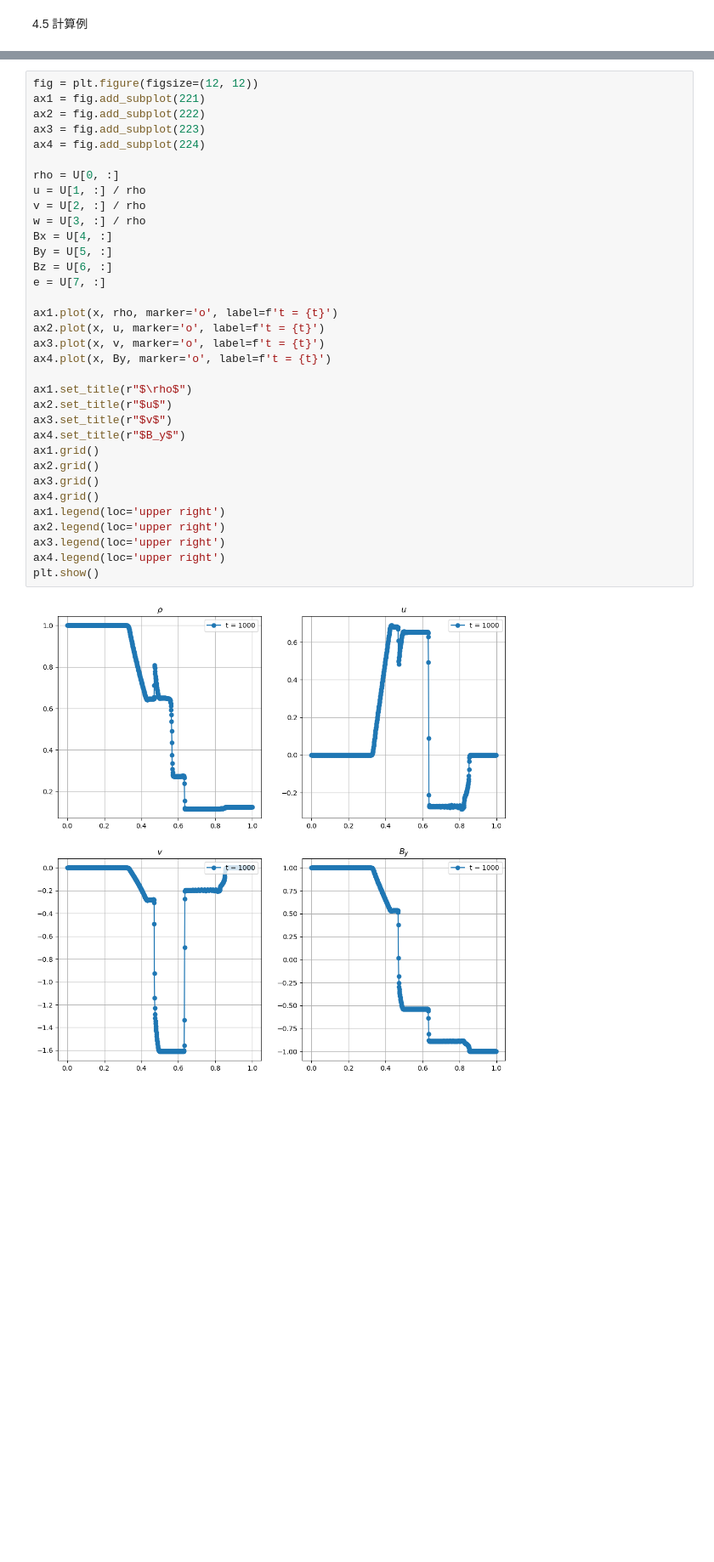
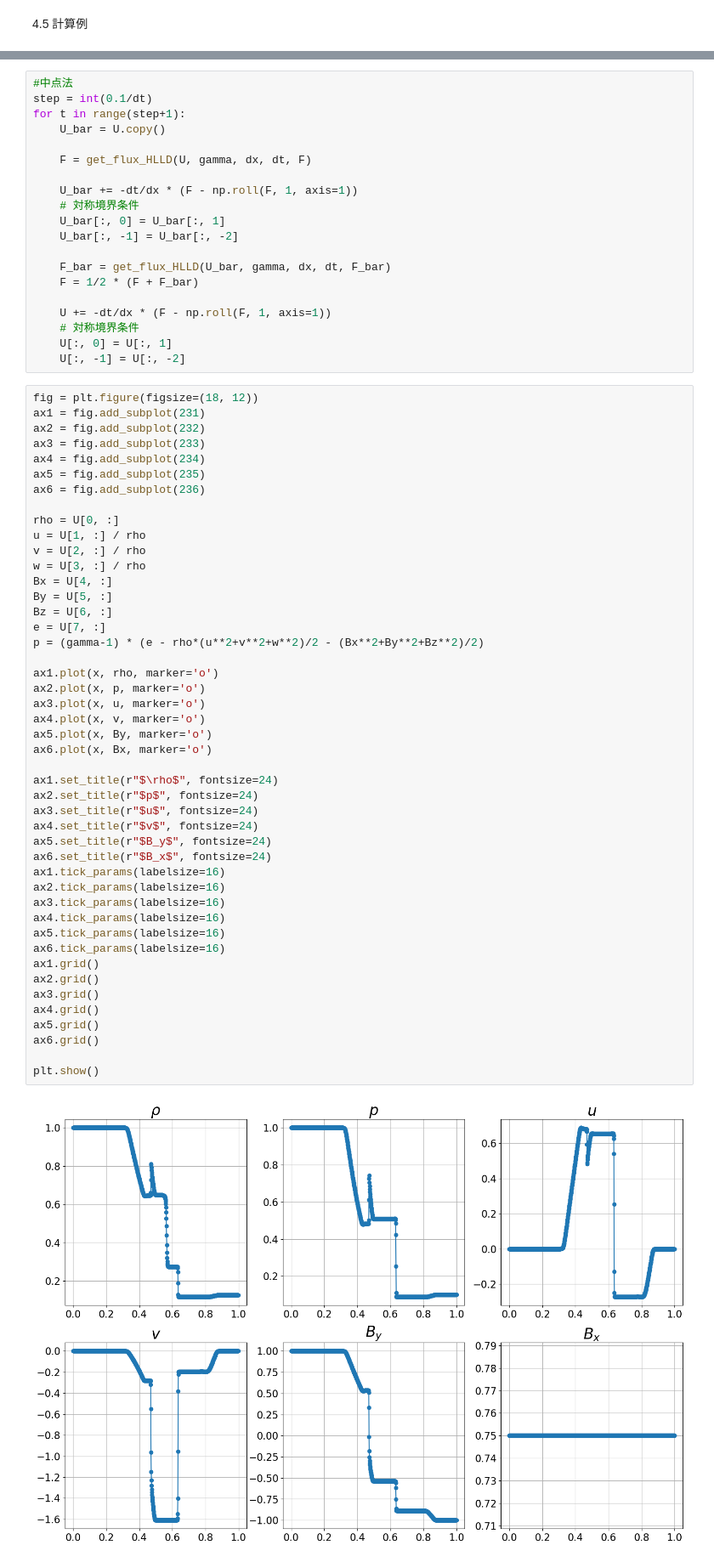
Before and after one commit to Keita-A/RadiativeMHD-simulation, a Jupyter notebook: chap4.ipynb, the cells around one changed output, grey strips where cells are left out. Shown: that part at 85% size. Saved outputs shown, nothing was run; the diff lists cells and outputs as text; blank space fills up the shorter version.

```diff
--- a/chap4.ipynb
+++ b/chap4.ipynb
@@ -237,36 +169,68 @@ CFL : 0.372
+# %%
+#中点法
+step = int(0.1/dt)
+for t in range(step+1):
+    U_bar = U.copy()
+
+    F = get_flux_HLLD(U, gamma, dx, dt, F)
+
+    U_bar += -dt/dx * (F - np.roll(F, 1, axis=1))
+    # 対称境界条件
+    U_bar[:, 0] = U_bar[:, 1]
+    U_bar[:, -1] = U_bar[:, -2]
+
+    F_bar = get_flux_HLLD(U_bar, gamma, dx, dt, F_bar)
+    F = 1/2 * (F + F_bar)
+
+    U += -dt/dx * (F - np.roll(F, 1, axis=1))
+    # 対称境界条件
+    U[:, 0] = U[:, 1]
+    U[:, -1] = U[:, -2]
 # %%
-fig = plt.figure(figsize=(12, 12))
-ax1 = fig.add_subplot(221)
-ax2 = fig.add_subplot(222)
-ax3 = fig.add_subplot(223)
-ax4 = fig.add_subplot(224)
+fig = plt.figure(figsize=(18, 12))
+ax1 = fig.add_subplot(231)
+ax2 = fig.add_subplot(232)
+ax3 = fig.add_subplot(233)
+ax4 = fig.add_subplot(234)
+ax5 = fig.add_subplot(235)
+ax6 = fig.add_subplot(236)
 
 rho = U[0, :]
 u = U[1, :] / rho
 v = U[2, :] / rho
 w = U[3, :] / rho
 Bx = U[4, :]
 By = U[5, :]
 Bz = U[6, :]
 e = U[7, :]
+p = (gamma-1) * (e - rho*(u**2+v**2+w**2)/2 - (Bx**2+By**2+Bz**2)/2)
 
-ax1.plot(x, rho, marker='o', label=f't = {t}')
-ax2.plot(x, u, marker='o', label=f't = {t}')
-ax3.plot(x, v, marker='o', label=f't = {t}')
-ax4.plot(x, By, marker='o', label=f't = {t}')
+ax1.plot(x, rho, marker='o')
+ax2.plot(x, p, marker='o')
+ax3.plot(x, u, marker='o')
+ax4.plot(x, v, marker='o')
+ax5.plot(x, By, marker='o')
+ax6.plot(x, Bx, marker='o')
 
-ax1.set_title(r"$\rho$")
-ax2.set_title(r"$u$")
-ax3.set_title(r"$v$")
-ax4.set_title(r"$B_y$")
+ax1.set_title(r"$\rho$", fontsize=24)
+ax2.set_title(r"$p$", fontsize=24)
+ax3.set_title(r"$u$", fontsize=24)
+ax4.set_title(r"$v$", fontsize=24)
+ax5.set_title(r"$B_y$", fontsize=24)
+ax6.set_title(r"$B_x$", fontsize=24)
+ax1.tick_params(labelsize=16)
+ax2.tick_params(labelsize=16)
+ax3.tick_params(labelsize=16)
+ax4.tick_params(labelsize=16)
+ax5.tick_params(labelsize=16)
+ax6.tick_params(labelsize=16)
 ax1.grid()
 ax2.grid()
 ax3.grid()
 ax4.grid()
-ax1.legend(loc='upper right')
-ax2.legend(loc='upper right')
-ax3.legend(loc='upper right')
-ax4.legend(loc='upper right')
+ax5.grid()
+ax6.grid()
+
 plt.show()
 # %% [output]
-[figure, old version]
+[figure, new version]
```
Also changed, not shown: parts of 5 cells of this notebook.
